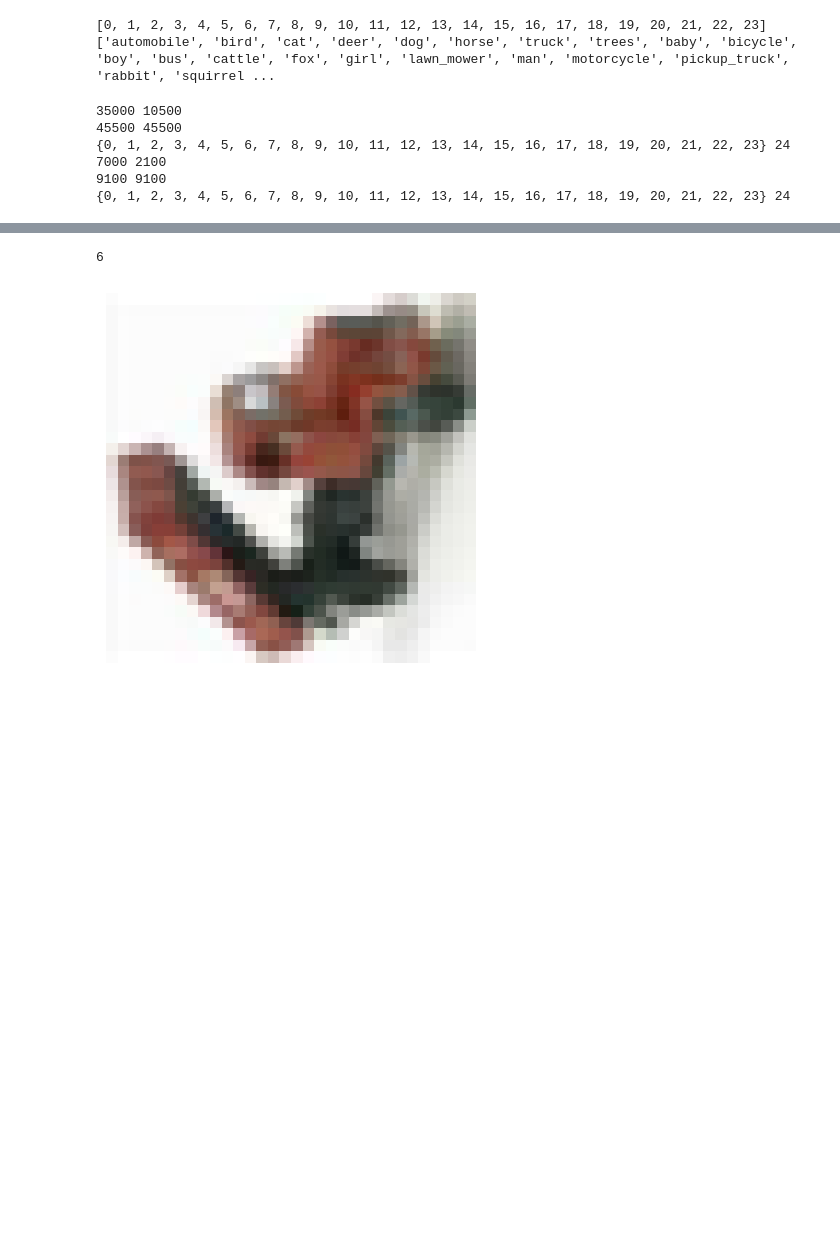
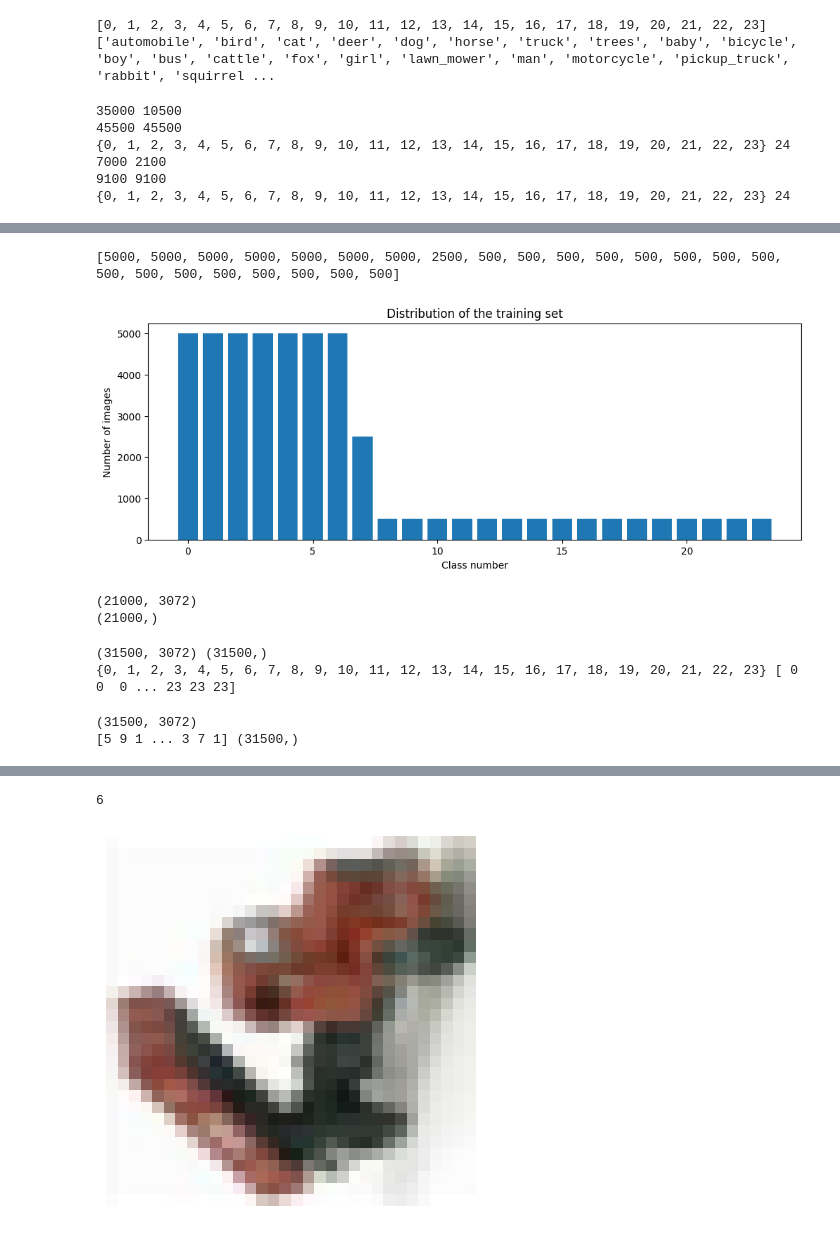
Before and after one commit to Alizzie/ST_CA1, a Jupyter notebook: main.ipynb, the cells around one changed output, grey strips where cells are left out. Cells and saved outputs as stored; diff of their text form; code cells hidden in the pictures; blank space fills up the shorter version.

```diff
--- a/main.ipynb
+++ b/main.ipynb
@@ -228,0 +230,6 @@ Text(0, 0.5, 'Number of images')
+# %%
+# GTS_SD4B_23.ipynb (johnloane-repo)
+show_class_distribution(num_of_samples, num_classes)
+# %% [output]
+[5000, 5000, 5000, 5000, 5000, 5000, 5000, 2500, 500, 500, 500, 500, 500, 500, 500, 500, 500, 500, 500, 500, 500, 500, 500, 500]
+[figure, added]
@@ -228,0 +252,6 @@ Text(0, 0.5, 'Number of images')
+# %%
+downsampled_majority_class = np.concatenate(downsampled_majority_class, axis=0)
+downsampled_majority_class_label = np.concatenate(downsampled_majority_class_label, axis=0)
+# %% [output]
+(21000, 3072)
+(21000,)
@@ -228,0 +263,17 @@ Text(0, 0.5, 'Number of images')
+# %%
+x_train_downsampled = np.concatenate((downsampled_majority_class, minor_classes), axis=0)
+y_train_downsampled = np.concatenate((downsampled_majority_class_label, minor_classes_labels), axis=0)
+print(x_train_downsampled.shape, y_train_downsampled.shape)
+print(set(y_train_downsampled), y_train_downsampled)
+# %% [output]
+(31500, 3072) (31500,)
+{0, 1, 2, 3, 4, 5, 6, 7, 8, 9, 10, 11, 12, 13, 14, 15, 16, 17, 18, 19, 20, 21, 22, 23} [ 0  0  0 ... 23 23 23]
+# %%
+shuffle_indices = np.random.permutation(len(y_train_downsampled))
+x_train_downsampled = x_train_downsampled[shuffle_indices]
+y_train_downsampled = y_train_downsampled[shuffle_indices]
+print(x_train_downsampled.shape)
+print(y_train_downsampled, y_train_downsampled.shape)
+# %% [output]
+(31500, 3072)
+[5 9 1 ... 3 7 1] (31500,)
```
Also changed, not shown: parts of 15 cells of this notebook.
